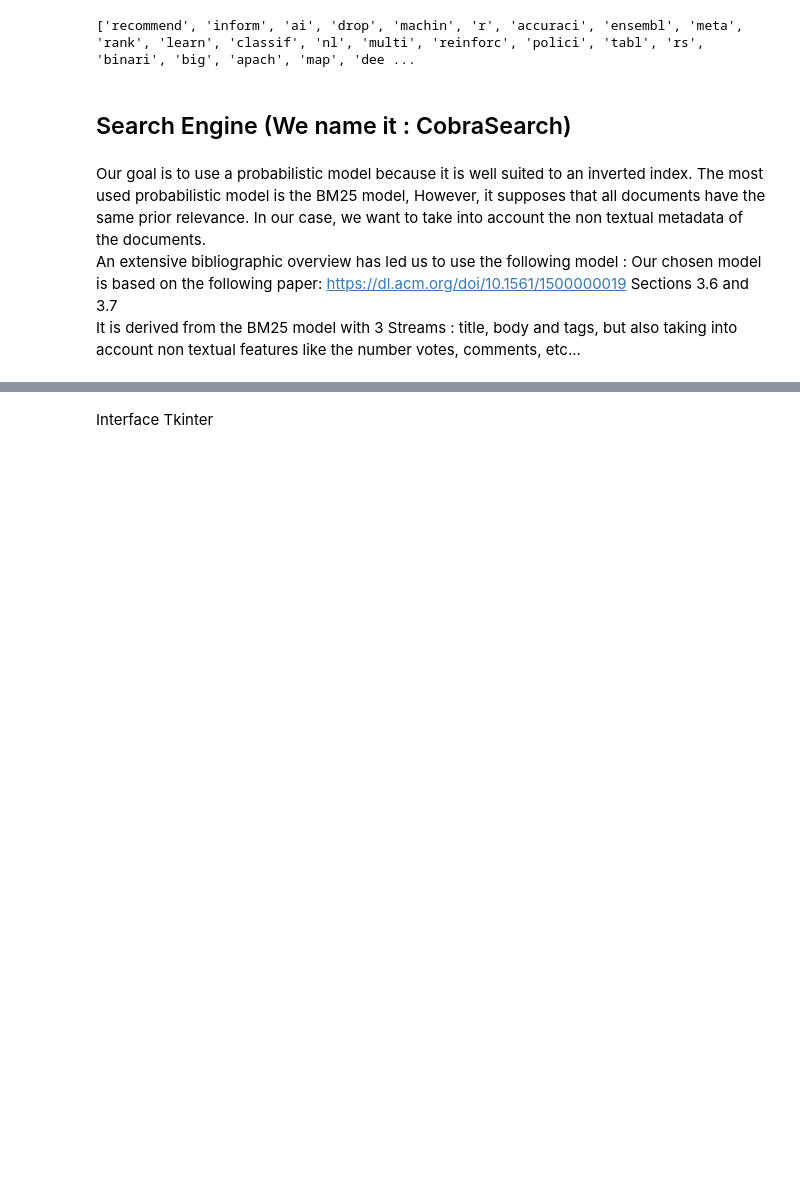
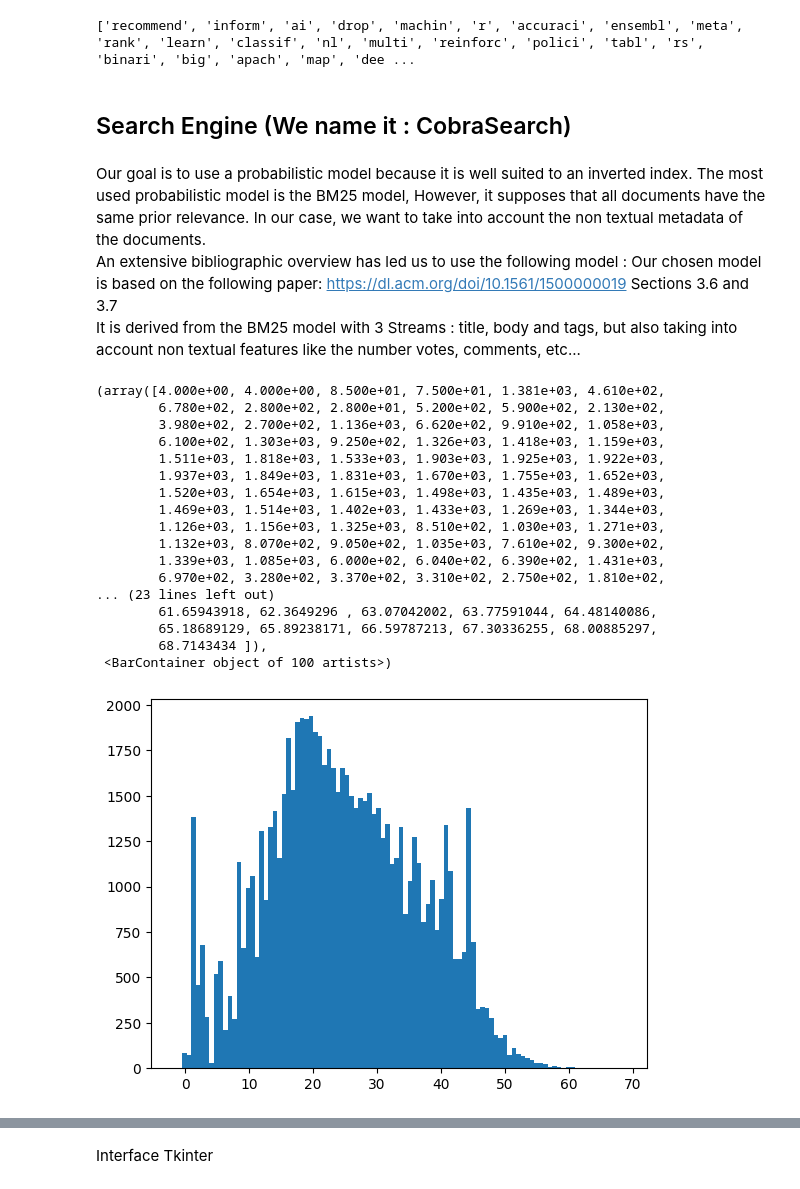
Before and after one commit to Aubinx/Search-Engine-HeadMind-Partners, a Jupyter notebook: Search_engine_final.ipynb, the cells around one changed output, grey strips where cells are left out. Cells and saved outputs as stored; diff of their text form; code cells hidden in the pictures; blank space fills up the shorter version.

```diff
--- a/Search_engine_final.ipynb
+++ b/Search_engine_final.ipynb
@@ -375,6 +375,29 @@ def precompute_features_score(post_id):
 # %%
 with open('vi_sums.pkl', 'rb') as f:
     Vi_sums = pickle.load(f)
+# %%
+# plot histogram of Vi_sums
+import matplotlib.pyplot as plt
+plt.hist(list(Vi_sums.values()), bins=100)
+# %% [output]
+(array([4.000e+00, 4.000e+00, 8.500e+01, 7.500e+01, 1.381e+03, 4.610e+02,
+        6.780e+02, 2.800e+02, 2.800e+01, 5.200e+02, 5.900e+02, 2.130e+02,
+        3.980e+02, 2.700e+02, 1.136e+03, 6.620e+02, 9.910e+02, 1.058e+03,
+        6.100e+02, 1.303e+03, 9.250e+02, 1.326e+03, 1.418e+03, 1.159e+03,
+        1.511e+03, 1.818e+03, 1.533e+03, 1.903e+03, 1.925e+03, 1.922e+03,
+        1.937e+03, 1.849e+03, 1.831e+03, 1.670e+03, 1.755e+03, 1.652e+03,
+        1.520e+03, 1.654e+03, 1.615e+03, 1.498e+03, 1.435e+03, 1.489e+03,
+        1.469e+03, 1.514e+03, 1.402e+03, 1.433e+03, 1.269e+03, 1.344e+03,
+        1.126e+03, 1.156e+03, 1.325e+03, 8.510e+02, 1.030e+03, 1.271e+03,
+        1.132e+03, 8.070e+02, 9.050e+02, 1.035e+03, 7.610e+02, 9.300e+02,
+        1.339e+03, 1.085e+03, 6.000e+02, 6.040e+02, 6.390e+02, 1.431e+03,
+        6.970e+02, 3.280e+02, 3.370e+02, 3.310e+02, 2.750e+02, 1.810e+02,
+... (23 lines left out)
+        61.65943918, 62.3649296 , 63.07042002, 63.77591044, 64.48140086,
+        65.18689129, 65.89238171, 66.59787213, 67.30336255, 68.00885297,
+        68.7143434 ]),
+ <BarContainer object of 100 artists>)
+[figure, added]
 # %%
 def term_frequency(post_id,inverted_index):
     # term frequency of the post
```
Also changed, not shown: parts of 12 cells of this notebook, 2 other files.
